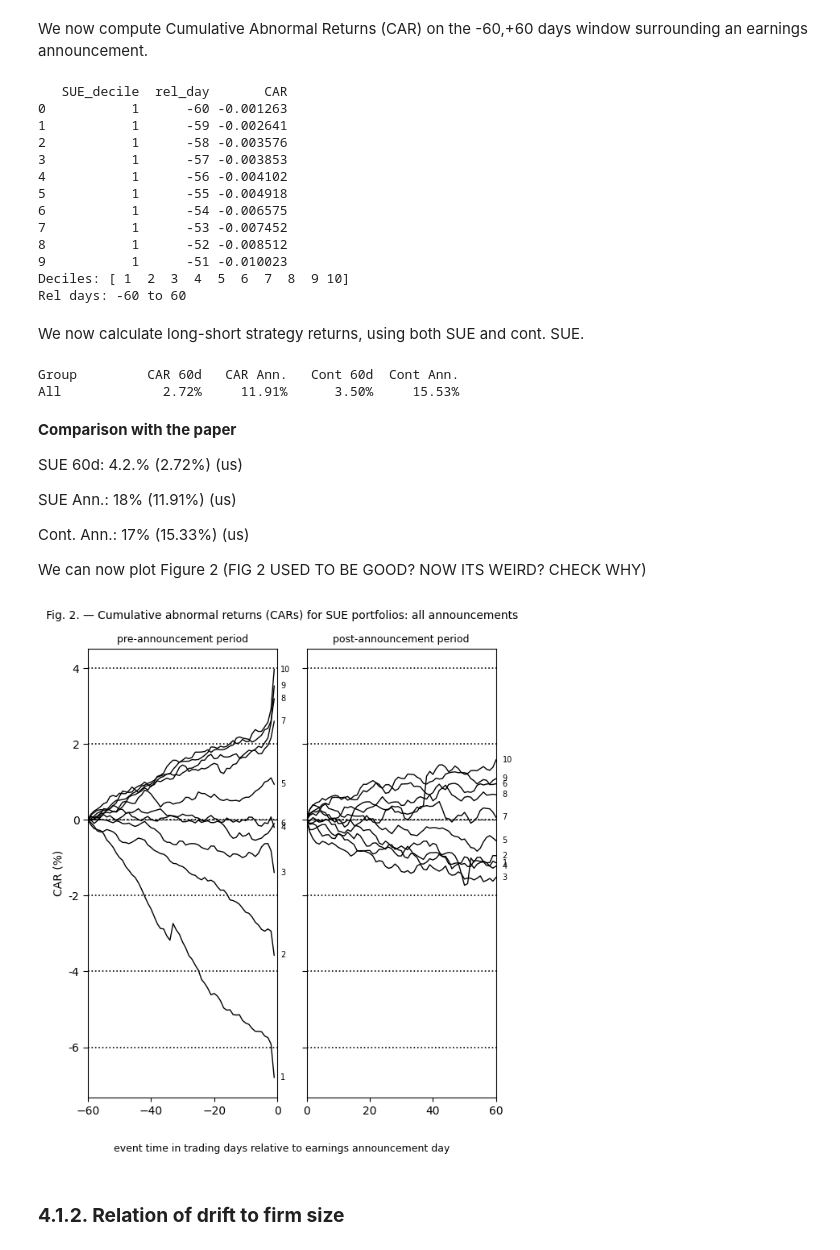
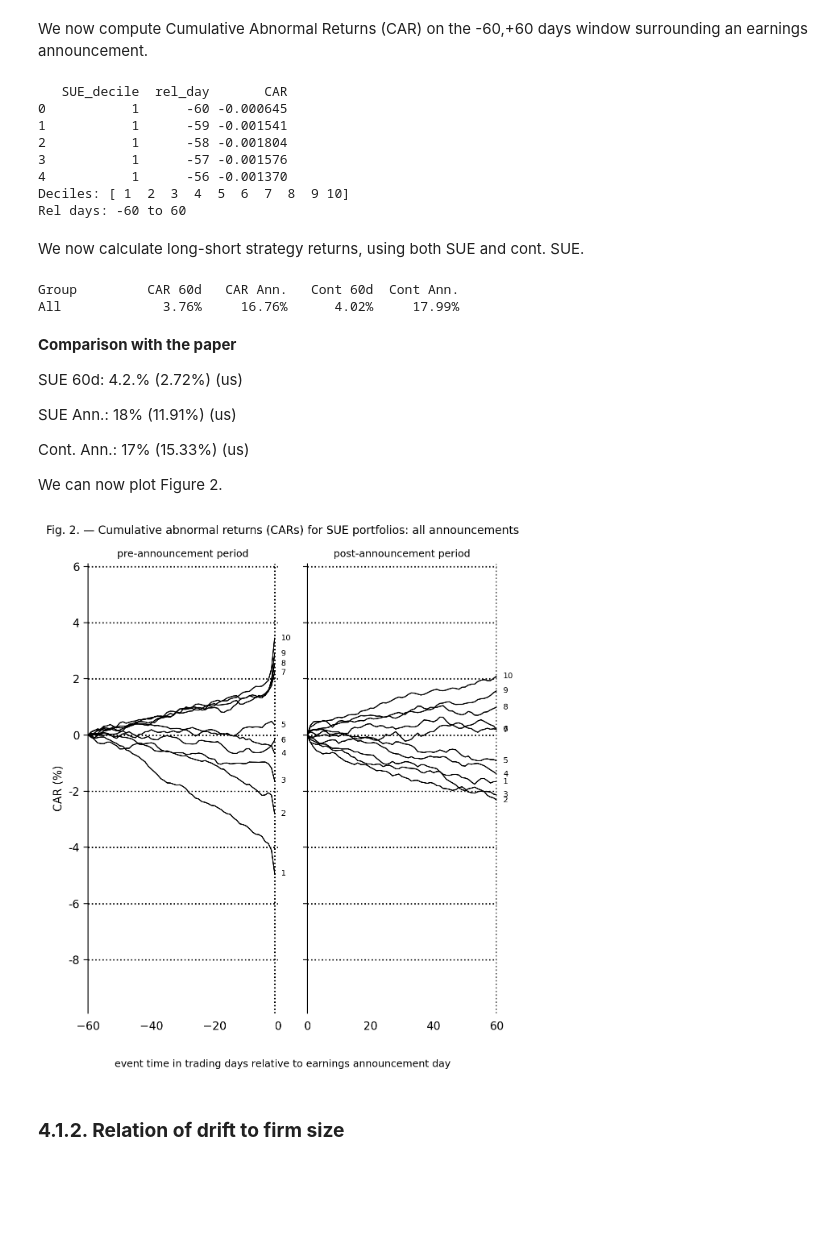
Before and after one commit to e1quem/PEADReplication, a Jupyter notebook: notebooks/3.empirical_results.ipynb, the cells around one changed output. Saved outputs shown, nothing was run; the diff lists cells and outputs as text; code cells hidden in the pictures; blank space fills up the shorter version.

```diff
--- a/notebooks/3.empirical_results.ipynb
+++ b/notebooks/3.empirical_results.ipynb
@@ -108,7 +108,7 @@ dfD['DlyCalDt'] = pd.to_datetime(dfD['DlyCalDt'])
 df_sue_final['rdq'] = pd.to_datetime(df_sue_final['rdq'])
 
 # Merge dfD with df_sue_final on PERMNO to get all daily returns per firm
-dfD_small = dfD[['PERMNO', 'DlyCalDt', 'DlyAbnReturn', "DlyReturns"]].copy()
+dfD_small = dfD[['PERMNO', 'DlyCalDt', 'DlyAbnReturn', "DlyRet"]].copy()
 dfD_small = dfD_small.sort_values(['PERMNO', 'DlyCalDt'])
 dfD_small['day_rank'] = dfD_small.groupby('PERMNO').cumcount()
 
@@ -127,7 +127,7 @@ events['rank_min'] = events['rdq_rank'] - 60
 events['rank_max'] = events['rdq_rank'] + 60
 
 # Merge then filter
-car_df = events.merge(dfD_small[['PERMNO', 'DlyCalDt', 'DlyAbnReturn', 'DlyReturns', 'day_rank']], on='PERMNO', how='left')
+car_df = events.merge(dfD_small[['PERMNO', 'DlyCalDt', 'DlyAbnReturn', 'DlyRet', 'day_rank']], on='PERMNO', how='left')
 car_df['rel_day'] = car_df['day_rank'] - car_df['rdq_rank']
 car_df = car_df[(car_df['rel_day'] >= -60) & (car_df['rel_day'] <= 60)]
 
@@ -146,16 +146,11 @@ print(f"Deciles: {car_avg['SUE_decile'].unique()}")
 print(f"Rel days: {car_avg['rel_day'].min()} to {car_avg['rel_day'].max()}")
 # %% [output]
    SUE_decile  rel_day       CAR
-0           1      -60 -0.001263
-1           1      -59 -0.002641
-2           1      -58 -0.003576
-3           1      -57 -0.003853
-4           1      -56 -0.004102
-5           1      -55 -0.004918
-6           1      -54 -0.006575
-7           1      -53 -0.007452
-8           1      -52 -0.008512
-9           1      -51 -0.010023
+0           1      -60 -0.000645
+1           1      -59 -0.001541
+2           1      -58 -0.001804
+3           1      -57 -0.001576
+4           1      -56 -0.001370
 Deciles: [ 1  2  3  4  5  6  7  8  9 10]
 Rel days: -60 to 60
 # %% [markdown]
@@ -180,7 +175,7 @@ print(f"{'Group':<10} {'CAR 60d':>10} {'CAR Ann.':>10} {'Cont 60d':>10} {'Cont A
 print(f"{'All':<10} {r60_all:>9.2f}% {ann_all:>9.2f}% {c60_all:>9.2f}% {cann_all:>9.2f}%")
 # %% [output]
 Group         CAR 60d   CAR Ann.   Cont 60d  Cont Ann.
-All             2.72%     11.91%      3.50%     15.53%
+All             3.76%     16.76%      4.02%     17.99%
 # %% [markdown]
 **Comparison with the paper**
 
@@ -190,11 +185,11 @@ SUE Ann.: 18% (11.91%) (us)
 
 Cont. Ann.: 17% (15.33%) (us)
 
-We can now plot Figure 2 (FIG 2 USED TO BE GOOD? NOW ITS WEIRD? CHECK WHY)
+We can now plot Figure 2.
 # %%
 import matplotlib.pyplot as plt
 
-fig, (ax1, ax2) = plt.subplots(1, 2, figsize=(6, 7), sharey=True, dpi=100)
+fig, (ax1, ax2) = plt.subplots(1, 2, figsize=(6, 7), sharey=True, dpi=200)
 
 for decile in range(1, 11):
     data = car_avg[car_avg['SUE_decile'] == decile]
@@ -210,35 +205,45 @@ for decile in range(1, 11):
     # Post-announcement: days 0 to 60
     post = data[(data['rel_day'] >= 0) & (data['rel_day'] <= 60)].copy()
     post['CAR_norm'] = (post['CAR'] - post.loc[post['rel_day'] == 0, 'CAR'].values[0]) * 100
     ax2.plot(post['rel_day'], post['CAR_norm'], color='black', linewidth=1)
     last = post[post['rel_day'] == post['rel_day'].max()]
     ax2.text(last['rel_day'].values[0] + 2, last['CAR_norm'].values[0],
              str(decile), fontsize=7, color='black', va='center')
 
+# 6 to -8 unified axis for FIG 2, 3 and 4
+for ax in [ax1, ax2]:
+    ax.set_ylim(-9.9, 6.1)
+
+ax1.axvline(x=-1, color='black', linewidth=1.2, linestyle=':')
+ax2.axvline(x=59.9, color='black', linewidth=1.2, linestyle=':')
+
 ax1.set_xlim(-60, 0)
 ax1.set_xticks(range(-60, 1, 20))
 ax2.set_xlim(0, 60)
 ax2.set_xticks(range(0, 61, 20))
 
 for ax in [ax1, ax2]:
-    ax.axhline(0, color='black', linewidth=0.8, linestyle='--')
     ax.yaxis.set_tick_params(left=True, length=4)
     ax.yaxis.set_major_formatter(plt.FuncFormatter(lambda x, _: f'{x:.0f}'))
     ax.grid(axis='y', color='black', linestyle=':', linewidth=1.2)
+    ax.spines['top'].set_visible(False)
+    ax.spines['right'].set_visible(False)
+    ax.spines['bottom'].set_visible(False)
+    ax.tick_params(bottom=False)
 
 ax1.set_title('pre-announcement period', fontsize=9)
 ax2.set_title('post-announcement period', fontsize=9)
 ax2.tick_params(labelleft=False)
 ax1.set_ylabel('CAR (%)', rotation=90)
 
 fig.text(0.5, 0.02, 'event time in trading days relative to earnings announcement day',
          ha='center', fontsize=9)
 plt.suptitle('Fig. 2. — Cumulative abnormal returns (CARs) for SUE portfolios: all announcements', fontsize=10)
 plt.subplots_adjust(bottom=0.12)
 plt.tight_layout(rect=[0, 0.06, 1, 1])
 plt.show()
 # %% [output]
-[figure, old version]
+[figure, new version]
 # %% [markdown]
 ### **4.1.2. Relation of drift to firm size**
 # %% [markdown]
```
Also changed, not shown: parts of 34 cells of this notebook, 4 other files.
